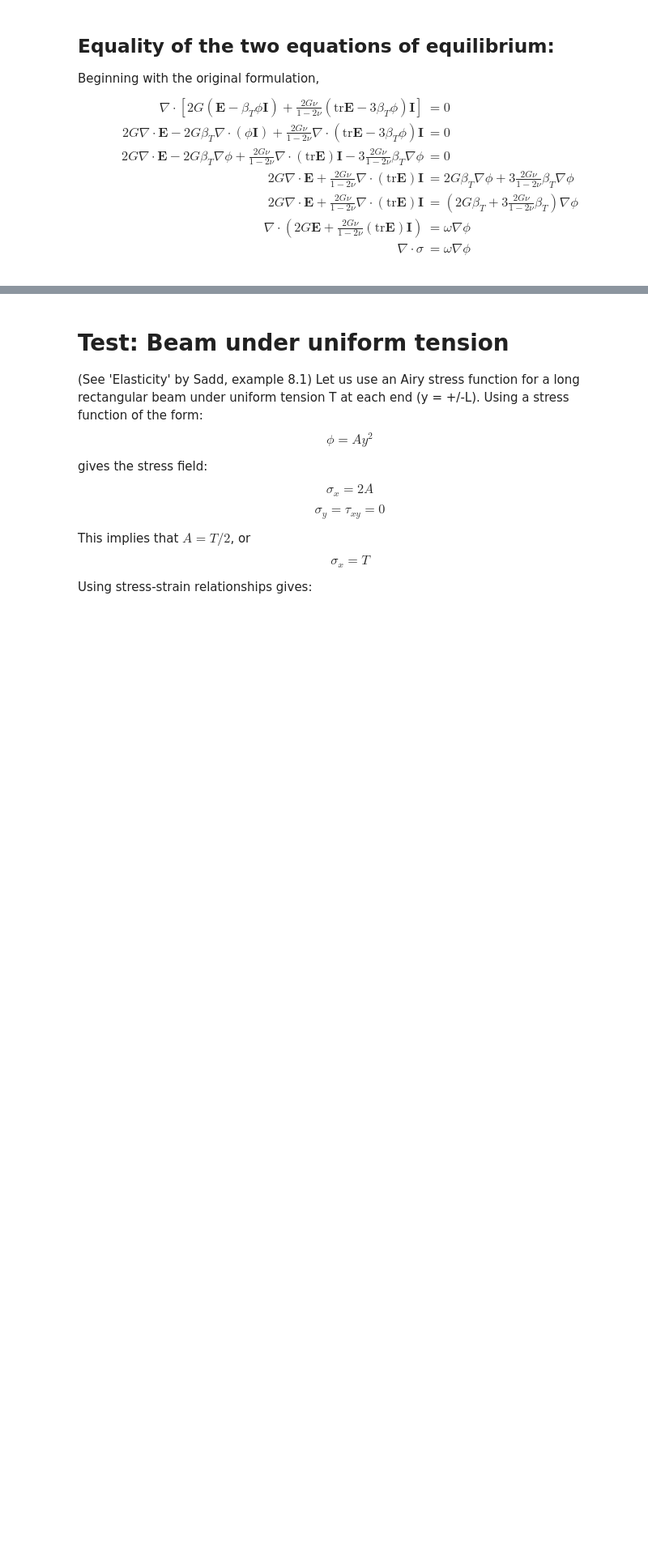
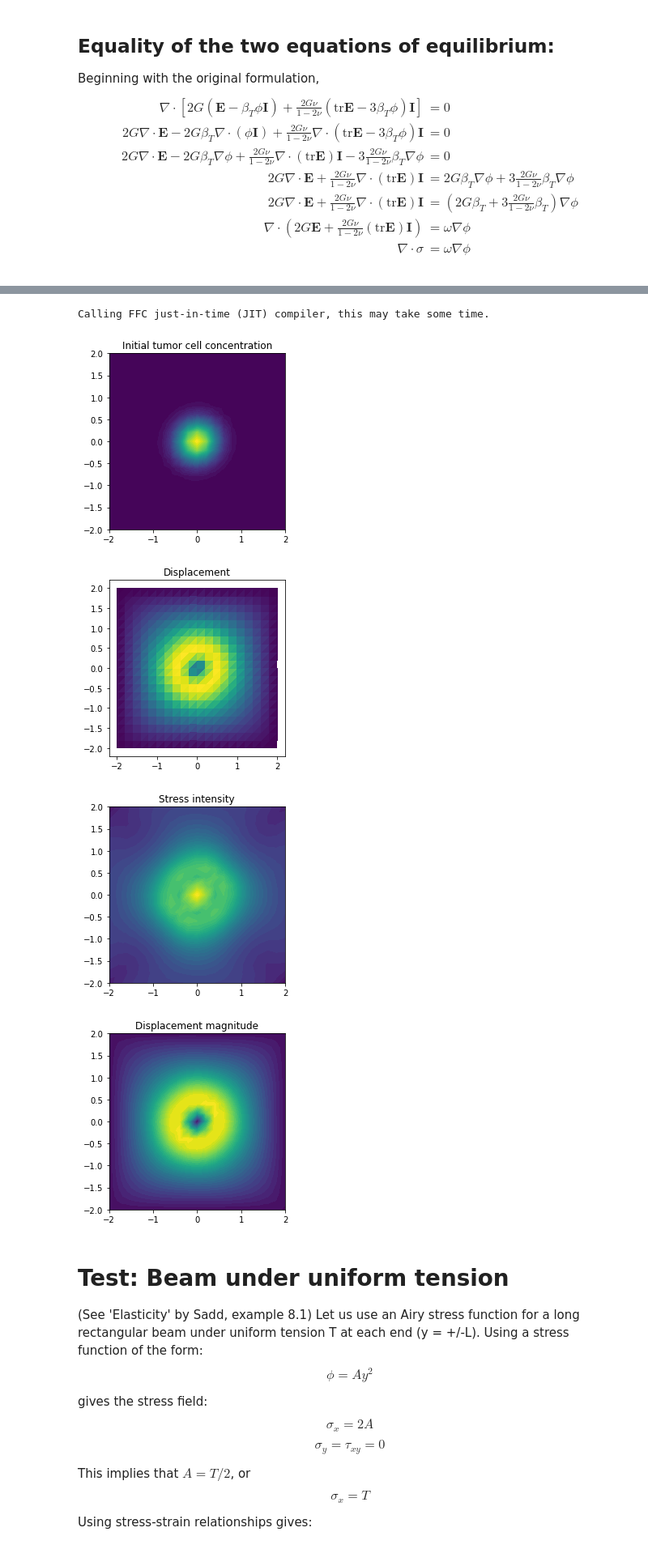
Before and after one commit to daveb-dev/masters, a Jupyter notebook: Linear Elasticity.ipynb, the cells around one changed output, grey strips where cells are left out. Shown at 81% size. Saved outputs shown, nothing was run; the diff lists cells and outputs as text; code cells hidden in the pictures; blank space fills up the shorter version.

```diff
--- a/Linear Elasticity.ipynb
+++ b/Linear Elasticity.ipynb
@@ -179,3 +160,75 @@ NameError: name 'vm' is not defined
+# %%
+## Plane Strain
+
+%matplotlib inline
+from fenics import *
+import numpy as np
+import matplotlib.pyplot as plt
+#from mshr import *
+import os
+import le
+
+# Create mesh and define function spaces
+nx = ny = 20
+mesh = RectangleMesh(Point(-2, -2), Point(2, 2), nx, ny)
+# domain = Circle(Point(0,0),1)
+# mesh = generate_mesh(domain,128)
+V = VectorFunctionSpace(mesh, 'P', 1)
+W = FunctionSpace(mesh, 'P',1) # Function space for tumor cells
+
+# Define initial fraction of tumor cells
+phi_0 = Expression('exp(-a*pow(x[0], 2) - a*pow(x[1], 2))',
+                 degree=2, a=5)
+phi_n = interpolate(phi_0, W)
+plt.figure()
+plot(phi_n,title="Initial tumor cell concentration")
+
+# Variables
+mu = 1.0
+lam = 1.0
+nu = lam/(2*(lam+mu))
+omega = .001
+
+# Define boundary condition
+def boundary(x, on_boundary):
+    return on_boundary
+bc = DirichletBC(V, Constant((0.0,0.0)), boundary)
+
+T = Expression((('0','0'),('0','0')),degree=1)
+n = FacetNormal(mesh)
+
+# Compute solution
+u = le.varprob1(V, W, T, n, bc, phi_n, mu, lam, omega)
+vm = le.vm1(u,mu,lam, omega, phi_n, W)
+
+# Plot solution
+plt.figure()
+plot(u, title='Displacement', mode='displacement')
+
+# Plot stress
+plt.figure()
+plot(vm, title='Stress intensity')
+
+# Compute magnitude of displacement
+u_magnitude = sqrt(dot(u, u))
+u_magnitude = project(u_magnitude, W)
+plt.figure()
+plot(u_magnitude, title='Displacement magnitude')
+
+ps = u_magnitude.compute_vertex_values().reshape([nx+1,ny+1])
+
+# Save solution to file in VTK format
+os.system('rm ./elasticity/*')
+ufile = XDMFFile('elasticity/disp.xdmf')
+u.rename("disp","")
+ufile.write(u,0)
+del ufile
+# %% [output]
+Calling FFC just-in-time (JIT) compiler, this may take some time.
+[figure, added]
+[figure, added]
+[figure, added]
+[figure, added]
 # %% [markdown]
 # Test: Beam under uniform tension
 (See 'Elasticity' by Sadd, example 8.1)
```
Also changed, not shown: parts of 4 cells of this notebook, 2 other files.
